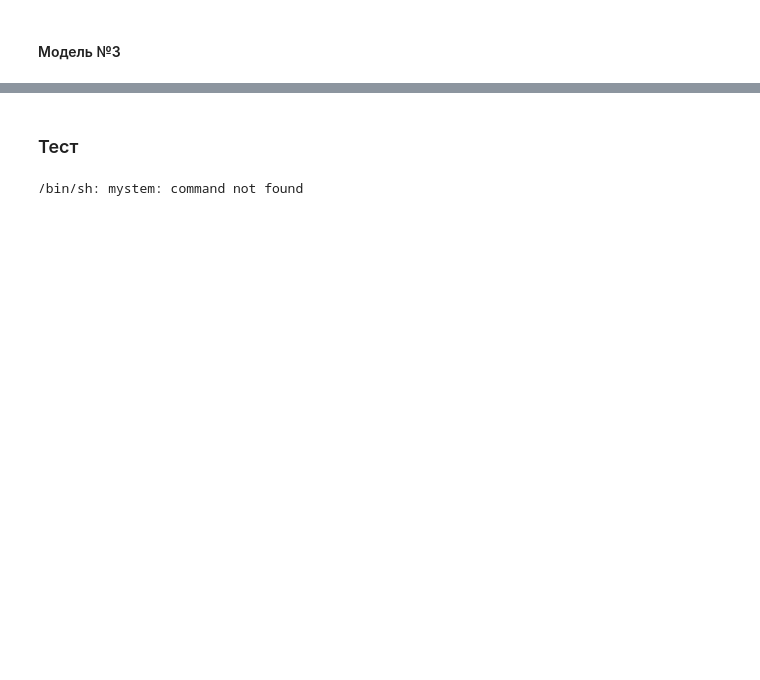
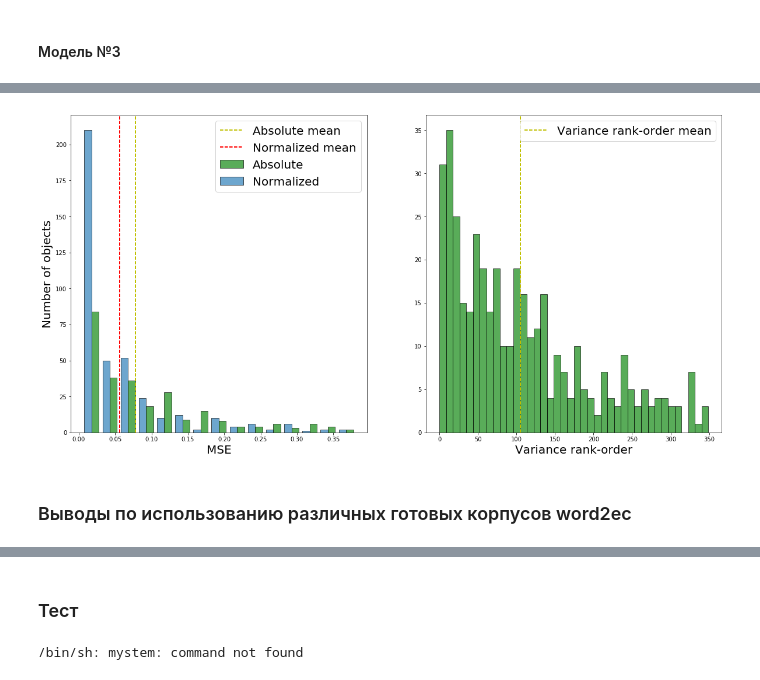
Before and after one commit to Ralina-s/Semantic_connection_words, a Jupyter notebook: Semantic_connection_words.ipynb, the cells around one changed output, grey strips where cells are left out. Drawn from its saved outputs; the diff is of its cells as text; code cells hidden in the pictures; blank space fills up the shorter version.

```diff
--- a/Semantic_connection_words.ipynb
+++ b/Semantic_connection_words.ipynb
@@ -228,7 +228,7 @@ plot_graphs(predicts, y)
 | Размерность вектора | 300 |
 | Размер окна | 20 |
 # %%
-model = gensim.models.KeyedVectors.load_word2vec_format('./ruwikiruscorpora_0_300_20.bin', binary=True)
+model = gensim.models.KeyedVectors.load_word2vec_format('./ruwikiruscorpora.bin', binary=True)
 # %%
 #  __ Предсказания первой модели близости пар нашего датасета __
 predicts, undefinded = predict(model, data)
@@ -279,0 +318,8 @@ plot_graphs(predicts, y)
+# %%
+model = gensim.models.KeyedVectors.load_word2vec_format('./news.bin', binary=True)
+# %%
+#  __ Предсказания первой модели близости пар нашего датасета __
+predicts, undefinded = predict(model, data)
+
+# __ Вывод ненайденных пар __
+# print_undefined(undefinded)
@@ -279,0 +338,6 @@ plot_graphs(predicts, y)
+# %%
+plot_graphs(predicts, y)
+# %% [output]
+[figure, added]
+# %% [markdown]
+### Выводы по использованию различных готовых корпусов word2ec
```
Also changed, not shown: parts of 23 cells of this notebook.
